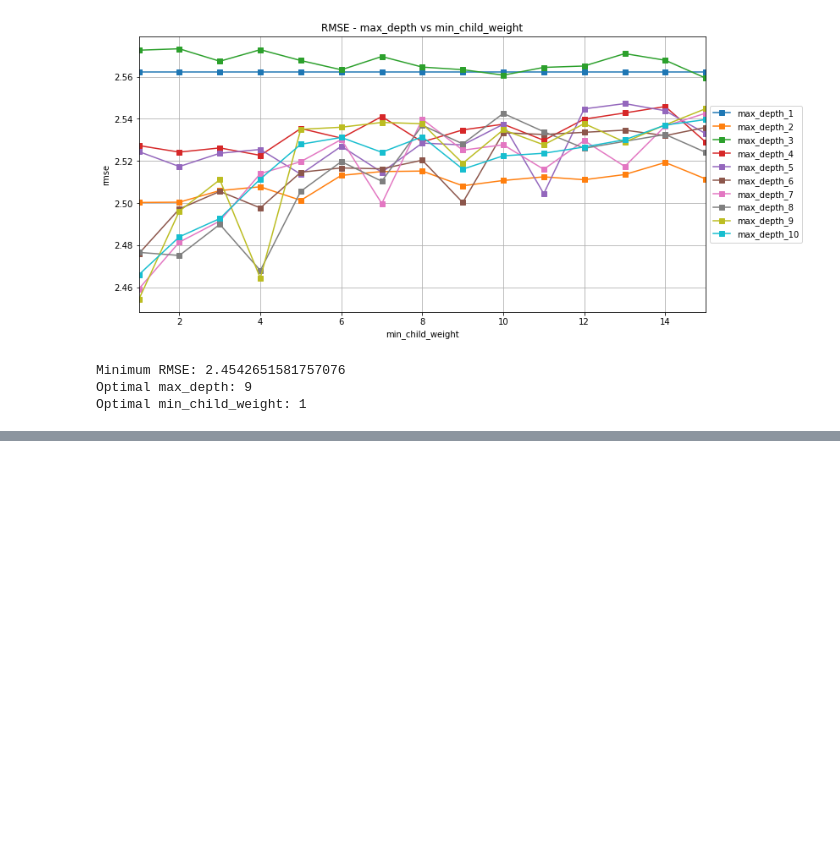
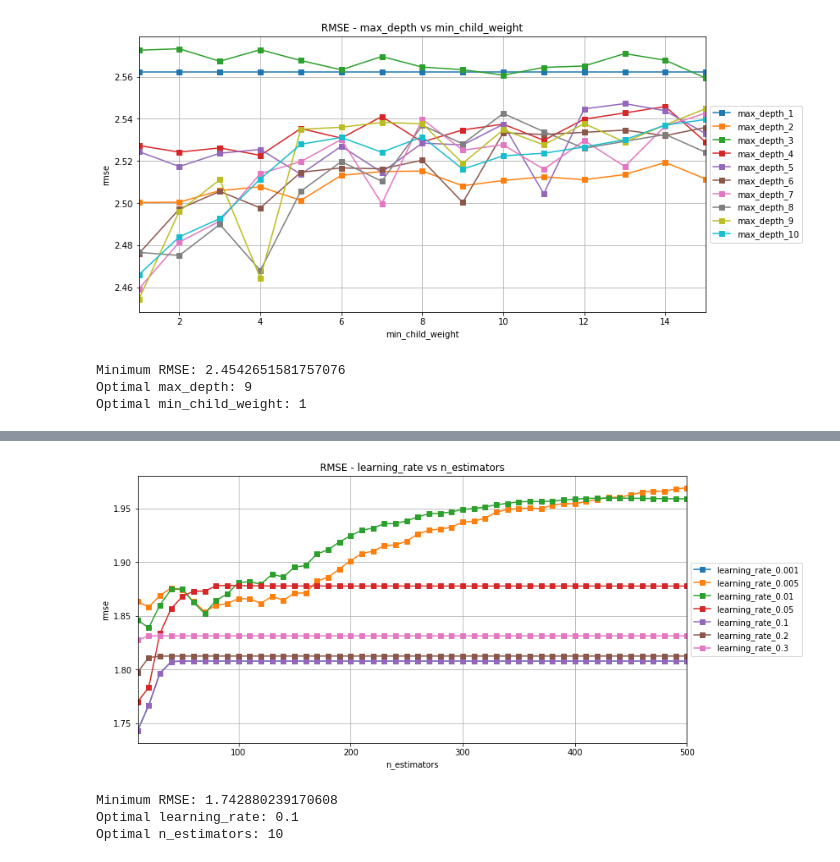
Before and after one commit to terrill11/spy_trend, a Jupyter notebook: spy_trend_xgboost.ipynb, the cells around one changed output, grey strips where cells are left out. Drawn from its saved outputs; the diff is of its cells as text; code cells hidden in the pictures; blank space fills up the shorter version.

```diff
--- a/spy_trend_xgboost.ipynb
+++ b/spy_trend_xgboost.ipynb
@@ -662,0 +761,27 @@ Optimal colsamble_bytree: 0.1
+# %%
+learning_rate_range = [0.001, 0.005, 0.01, 0.05, 0.1, 0.2, 0.3]
+n_estimators_range = range(10, 510, 10)
+
+error_rate = {'learning_rate':[], 'n_estimators':[], 'rmse':[]}
+
+for param in learning_rate_range:
+    for param2 in n_estimators_range:
+        result = train_xgb_model(X_train_scaled,
+                                 y_train_scaled,
+                                 X_valid_scaled,
+                                 y_valid,
+                                 max_depth=new_max_depth,
+                                 min_child_weight=new_min_child_weight,
+                                 subsample=new_subsample,
+                                 colsample_bytree=new_colsample_bytree,
+                                 #colsample_bylevel=new_colsample_bylevel
+                                 gamma=new_gamma,
+                                 learning_rate=param,
+                                 n_estimators=param2)
+
+        error_rate['learning_rate'].append(param)
+        error_rate['n_estimators'].append(param2)
+        error_rate['rmse'].append(result)
+
+error_rate_df = pd.DataFrame(error_rate)
+error_rate_df.head()
@@ -662,0 +795,32 @@ Optimal colsamble_bytree: 0.1
+# %%
+rcParams['figure.figsize'] = 12, 6
+
+legend_list = ['learning_rate_0.001']
+
+ax = error_rate_df[error_rate_df['learning_rate'] == 0.1].plot(x='n_estimators', y='rmse', marker='s', grid=True)
+
+for i in learning_rate_range[1:]:
+    temp = error_rate_df[error_rate_df['learning_rate'] == i]
+    ax = temp.plot(x='n_estimators', y='rmse', marker='s', grid=True, ax=ax)
+    legend_list.append(f'learning_rate_{i}')
+
+ax.set_xlabel('n_estimators')
+ax.set_ylabel('rmse')
+ax.set_title('RMSE - learning_rate vs n_estimators')
+plt.legend(legend_list, loc='center left', bbox_to_anchor=(1.0, 0.5))
+plt.gcf().set_facecolor('white')
+# %% [output]
+[figure, added]
+# %%
+temp = error_rate_df[error_rate_df['rmse'] == error_rate_df['rmse'].min()]
+min_rmse = temp['rmse'].iloc[0]
+new_learning_rate = temp['learning_rate'].iloc[0]
+new_n_estimators = temp['n_estimators'].iloc[0]
+
+print(f'Minimum RMSE: {min_rmse}')
+print(f'Optimal learning_rate: {new_learning_rate}')
+print(f'Optimal n_estimators: {new_n_estimators}')
+# %% [output]
+Minimum RMSE: 1.742880239170608
+Optimal learning_rate: 0.1
+Optimal n_estimators: 10
```
Also changed, not shown: parts of 20 cells of this notebook.
